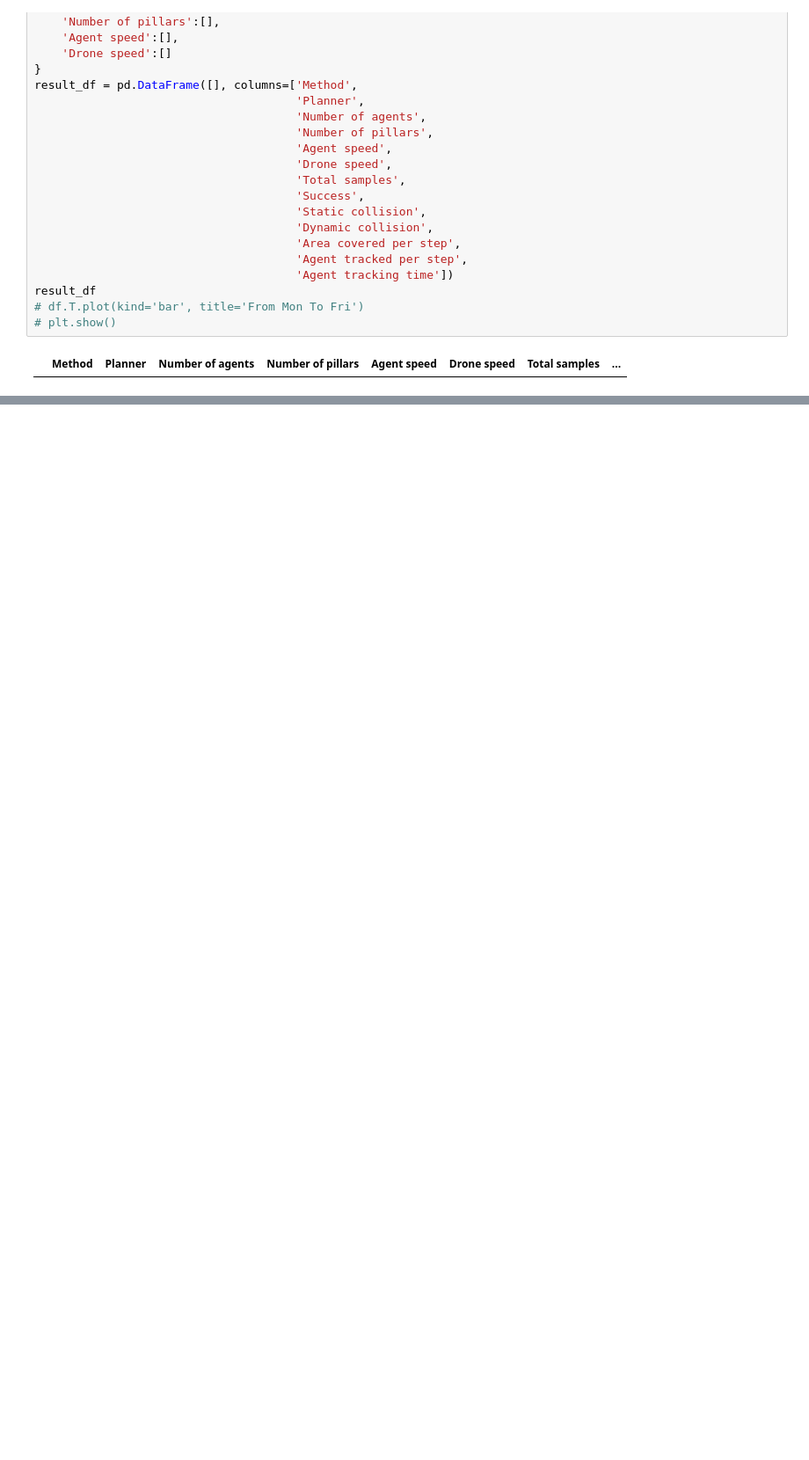
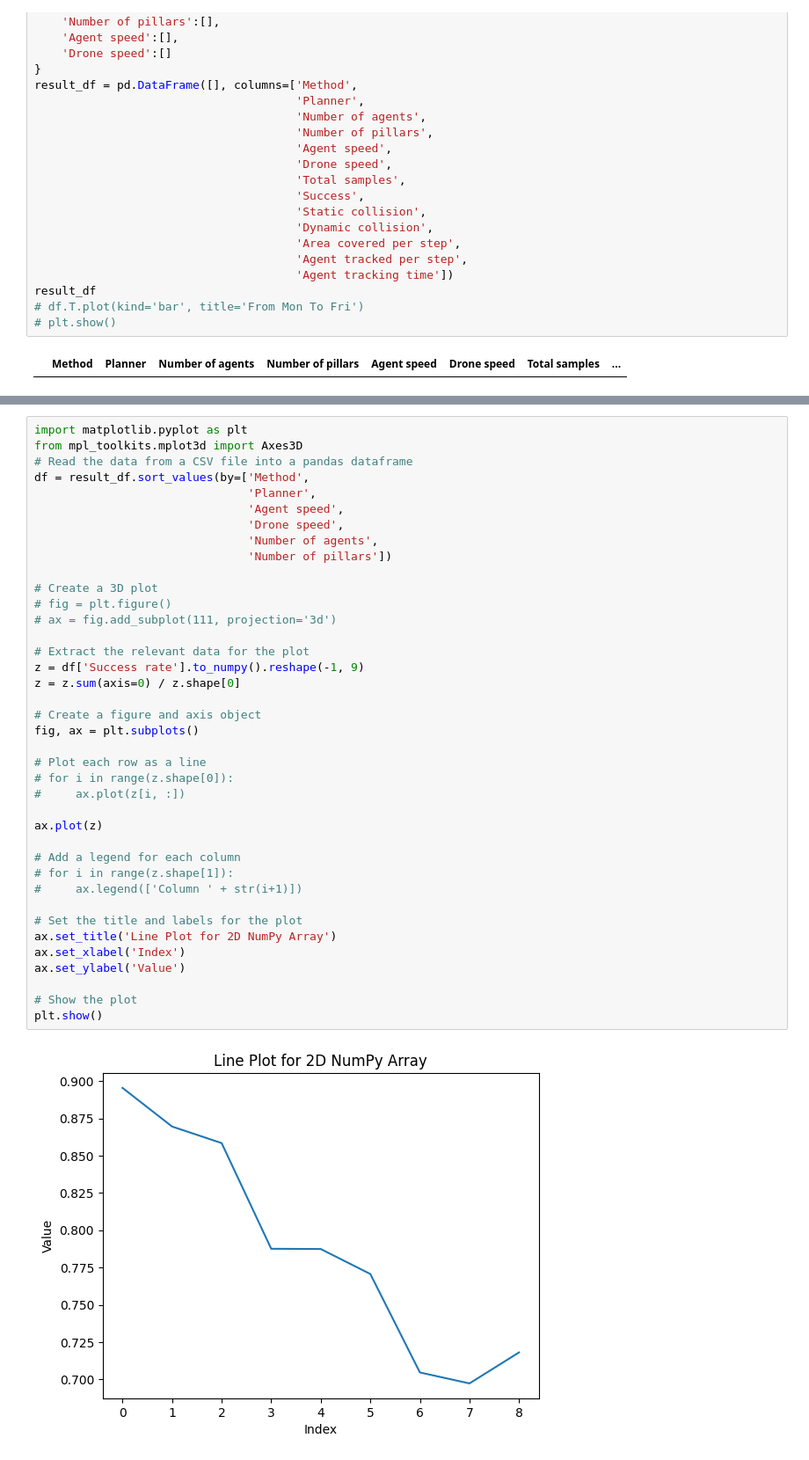
Before and after one commit to smoggy-P/gym-Drone2D-ActivePerception, a Jupyter notebook: script/result_analysis.ipynb, the cells around one changed output, grey strips where cells are left out. Shown at 88% size. Drawn from its saved outputs; the diff is of its cells as text; blank space fills up the shorter version.

```diff
--- a/script/result_analysis.ipynb
+++ b/script/result_analysis.ipynb
@@ -98,0 +176,41 @@ result_df.to_csv('./post.csv')
+# %%
+import matplotlib.pyplot as plt
+from mpl_toolkits.mplot3d import Axes3D
+# Read the data from a CSV file into a pandas dataframe
+df = result_df.sort_values(by=['Method',
+                               'Planner',
+                               'Agent speed',
+                               'Drone speed',
+                               'Number of agents',
+                               'Number of pillars'])
+
+# Create a 3D plot
+# fig = plt.figure()
+# ax = fig.add_subplot(111, projection='3d')
+
+# Extract the relevant data for the plot
+z = df['Success rate'].to_numpy().reshape(-1, 9)
+z = z.sum(axis=0) / z.shape[0]
+
+# Create a figure and axis object
+fig, ax = plt.subplots()
+
+# Plot each row as a line
+# for i in range(z.shape[0]):
+#     ax.plot(z[i, :])
+
+ax.plot(z)
+
+# Add a legend for each column
+# for i in range(z.shape[1]):
+#     ax.legend(['Column ' + str(i+1)])
+
+# Set the title and labels for the plot
+ax.set_title('Line Plot for 2D NumPy Array')
+ax.set_xlabel('Index')
+ax.set_ylabel('Value')
+
+# Show the plot
+plt.show()
+# %% [output]
+[figure, added]
```
Also changed, not shown: parts of 3 cells of this notebook, 3 other files.
